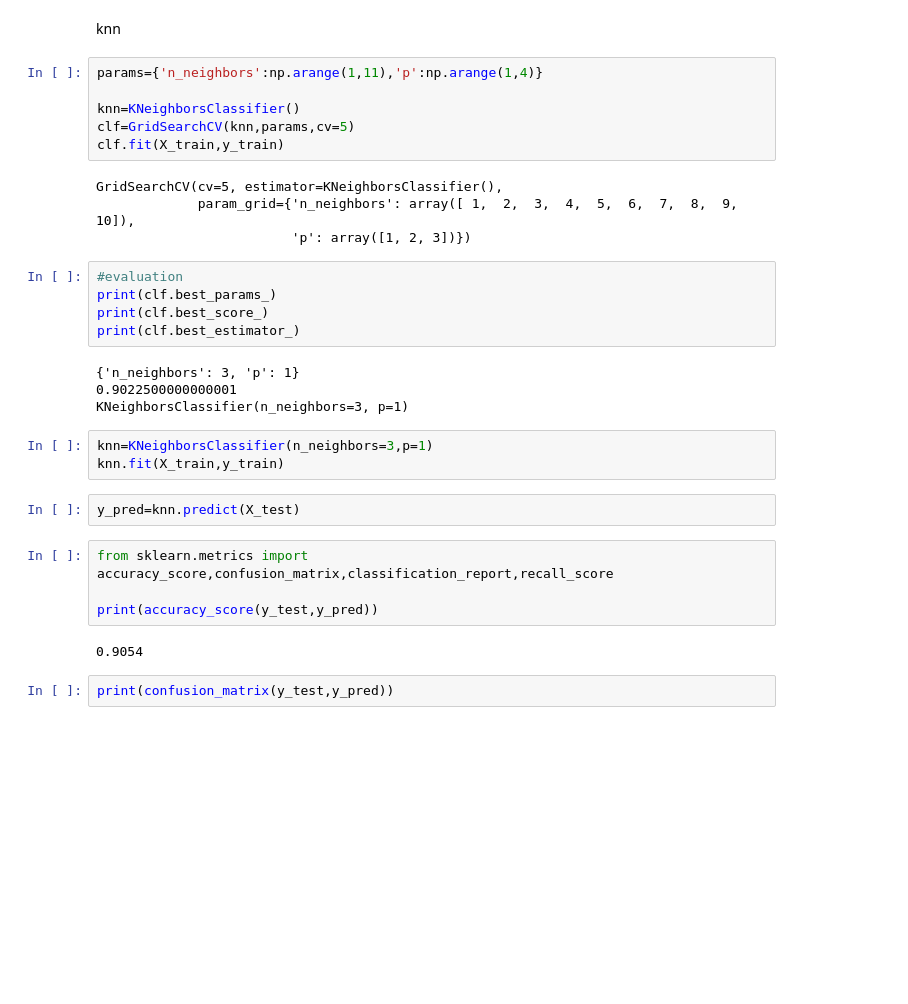
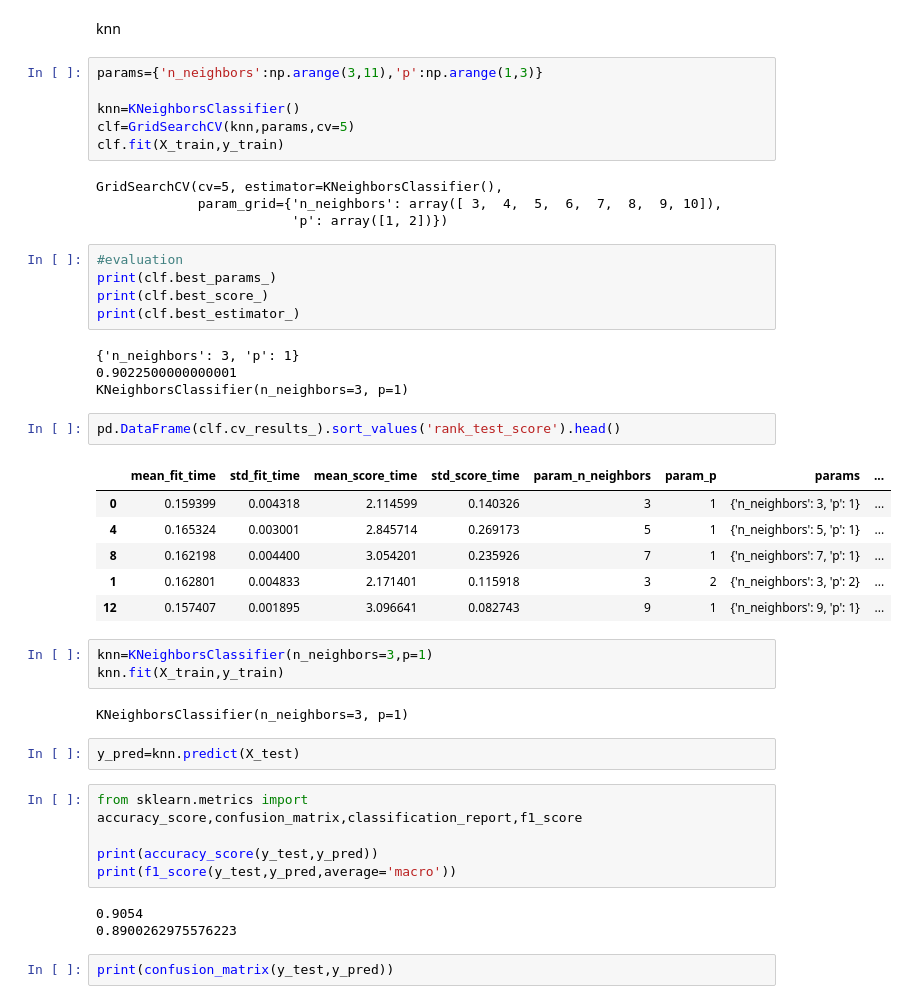
Before and after one commit to AbdelhamidKHELLADI/Stellar-classification, a Jupyter notebook: classifier.ipynb, the cells around one changed output. Saved outputs shown, nothing was run; the diff lists cells and outputs as text; blank space fills up the shorter version.

```diff
--- a/classifier.ipynb
+++ b/classifier.ipynb
@@ -143,15 +143,15 @@ from sklearn.model_selection import GridSearchCV
 # %% [markdown]
 knn
 # %%
-params={'n_neighbors':np.arange(1,11),'p':np.arange(1,4)}
+params={'n_neighbors':np.arange(3,11),'p':np.arange(1,3)}
 
 knn=KNeighborsClassifier()
 clf=GridSearchCV(knn,params,cv=5)
 clf.fit(X_train,y_train)
 # %% [output]
 GridSearchCV(cv=5, estimator=KNeighborsClassifier(),
-             param_grid={'n_neighbors': array([ 1,  2,  3,  4,  5,  6,  7,  8,  9, 10]),
-                         'p': array([1, 2, 3])})
+             param_grid={'n_neighbors': array([ 3,  4,  5,  6,  7,  8,  9, 10]),
+                         'p': array([1, 2])})
 # %%
 #evaluation
 print(clf.best_params_)
@@ -161,17 +161,30 @@ print(clf.best_estimator_)
 {'n_neighbors': 3, 'p': 1}
 0.9022500000000001
 KNeighborsClassifier(n_neighbors=3, p=1)
+# %%
+pd.DataFrame(clf.cv_results_).sort_values('rank_test_score').head()
+# %% [output]
+|  | mean_fit_time | std_fit_time | mean_score_time | std_score_time | param_n_neighbors | param_p | params | ... |
+| 0 | 0.159399 | 0.004318 | 2.114599 | 0.140326 | 3 | 1 | {'n_neighbors': 3, 'p': 1} | ... |
+| 4 | 0.165324 | 0.003001 | 2.845714 | 0.269173 | 5 | 1 | {'n_neighbors': 5, 'p': 1} | ... |
+| 8 | 0.162198 | 0.004400 | 3.054201 | 0.235926 | 7 | 1 | {'n_neighbors': 7, 'p': 1} | ... |
+| 1 | 0.162801 | 0.004833 | 2.171401 | 0.115918 | 3 | 2 | {'n_neighbors': 3, 'p': 2} | ... |
+| 12 | 0.157407 | 0.001895 | 3.096641 | 0.082743 | 9 | 1 | {'n_neighbors': 9, 'p': 1} | ... |
 # %%
 knn=KNeighborsClassifier(n_neighbors=3,p=1)
 knn.fit(X_train,y_train)
+# %% [output]
+KNeighborsClassifier(n_neighbors=3, p=1)
 # %%
 y_pred=knn.predict(X_test)
 # %%
-from sklearn.metrics import accuracy_score,confusion_matrix,classification_report,recall_score
+from sklearn.metrics import accuracy_score,confusion_matrix,classification_report,f1_score
 
 print(accuracy_score(y_test,y_pred))
+print(f1_score(y_test,y_pred,average='macro'))
 # %% [output]
 0.9054
+0.8900262975576223
 # %%
 print(confusion_matrix(y_test,y_pred))
 # %% [output]
```
Also changed, not shown: parts of 5 cells of this notebook.
